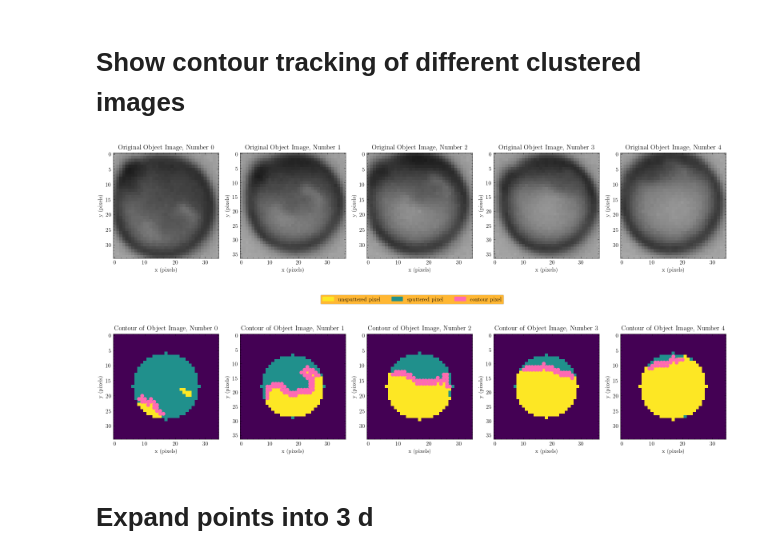
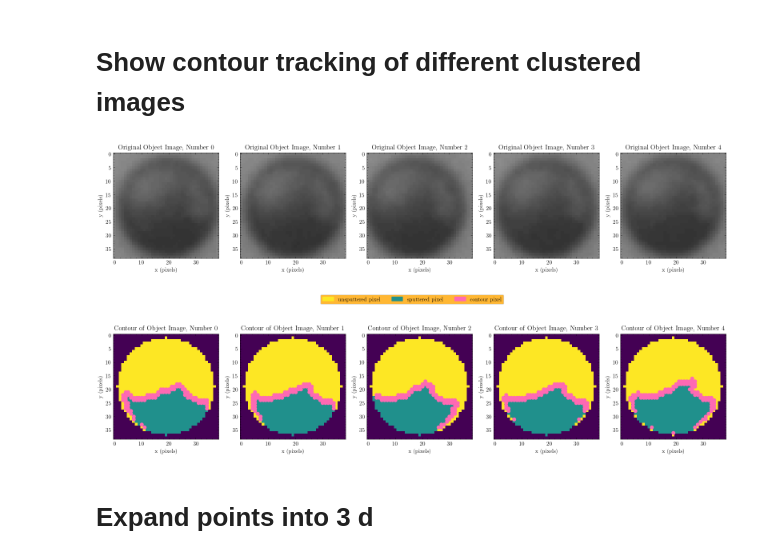
Before and after one commit to Sihifu/JPS-tracking, a Jupyter notebook: plot_folder/plane_fitting.ipynb, the cells around one changed output. Saved outputs shown, nothing was run; the diff lists cells and outputs as text; code cells hidden in the pictures.

```diff
--- a/plot_folder/plane_fitting.ipynb
+++ b/plot_folder/plane_fitting.ipynb
@@ -17,18 +17,23 @@ np.random.seed(137)
 # %% [markdown]
 # load data
 # %%
-im_stream=np.load("/Users/Hoang_1/Desktop/Master_Arbeit/software/janus_particle_tracking/plot_folder/data/im_stream_obj_0.npy")
-obj_0=np.load("/Users/Hoang_1/Desktop/Master_Arbeit/software/janus_particle_tracking/plot_folder/data/obj_0.npy")
-r_effective=11
+#im_stream=np.load("/Users/Hoang_1/Desktop/Master_Arbeit/software/janus_particle_tracking/plot_folder/data/im_stream_obj_0.npy")
+#obj_0=np.load("/Users/Hoang_1/Desktop/Master_Arbeit/software/janus_particle_tracking/plot_folder/data/obj_0.npy")
+
+im_stream=np.load("../data/Gute_aufnahme_shortened/image_paths_smooth.npy")
+obj_0=np.load("../data/Gute_aufnahme_shortened/pos_data_0.npy")
+
+r_effective=round(np.mean(obj_0[:,-1])-1)
 koppenrath=Confectionery()
 half_shelf_cluster=Half_shelf_cluster(obj_0, im_stream, confectionery=koppenrath,cut_radius=r_effective)
-half_shelf_cluster.data=np.load("/Users/Hoang_1/Desktop/Master_Arbeit/software/janus_particle_tracking/plot_folder/data/obj_0_all_grayscale_on_radius_11.npy")
+#half_shelf_cluster.data=np.load("/Users/Hoang_1/Desktop/Master_Arbeit/software/janus_particle_tracking/plot_folder/data/obj_0_all_grayscale_on_radius_11.npy")
+half_shelf_cluster.load_data_from_np_array(np.load("../data/Gute_aufnahme_shortened/particle_structured_flat_0.npy"))
 # %% [markdown]
 # Show contour tracking of different clustered images
 # %%
-start_frame=0
+start_frame=round(obj_0[0,0])
 step=4
-step_size=12
+step_size=5
 end_frame=start_frame+step_size*step+1
 
 half_shelf_cluster.train_gmm()
@@ -50,11 +55,12 @@ object_images=[]
 flat_data=[]
 labels=[]
 frame_range=range(start_frame,end_frame,step_size)
+r=round(np.mean(obj_0[:,3]))
 for i in frame_range:
-    im=cv.imread(im_stream[i], cv.IMREAD_GRAYSCALE)
+    #im=cv.imread("../"+im_stream[i], cv.IMREAD_GRAYSCALE)
+    im=cv.cvtColor(np.load("../"+im_stream[i]),cv.COLOR_BGR2GRAY)
     x=obj_0[i,1]
     y=obj_0[i,2]
-    r=round(obj_0[i,3])
     object_indeces=np.s_[round(y-r)-a:round(y+r)+a+1,round(x-r)-a:round(x+r)+a+1]
     im_obj=im[object_indeces]
     object_images.append(im_obj)
@@ -67,35 +73,33 @@ for i in frame_range:
     clustered_image[M]=label+1
     clustered_images.append(clustered_image)
 
-    contour_object=contour_edge(clustered_image, cut_radius=r_effective, confectionery=koppenrath)
-    contour_object.compute_edges()
-    contour_object.reduce_edges()
-    edge_pixels.append(contour_object.edge_pixels)
+contour_object=contour_edge(np.array(clustered_images), cut_radius=r_effective, confectionery=koppenrath)
+edge_pixels=contour_object.get_edges()
 # %%
 with plt.style.context('science'):
     plt.rcParams['figure.figsize'] = [16, 10]
     fig, ax = plt.subplots(2,5)
     for i in range(len(clustered_images)):
         ax[0,i].set_title('Original Object Image, Number ' + str(i))
-        ax[0,i].imshow(object_images[i], cmap="gray", vmin=0, vmax=255)
+        ax[0,i].imshow(object_images[i], cmap="gray", vmin=80, vmax=160)
         ax[0,i].set_xlabel("x (pixels)")
         ax[0,i].set_ylabel("y (pixels)")
 
         ax[1,i].set_title('Contour of Object Image, Number ' + str(i))
         ax[1,i].imshow(clustered_images[i],vmin=0, vmax=2)
         ax[1,i].scatter(edge_pixels[i][:,0],edge_pixels[i][:,1],color = 'hotpink')
         ax[1,i].set_xlabel("x (pixels)")
         ax[1,i].set_ylabel("y (pixels)")
 
     yellow_patch = mpatches.Patch(color=(253/255,231/255,37/255), label='unsputtered pixel')
     green_patch = mpatches.Patch(color=(33/255,145/255,140/255), label='sputtered pixel')
     hotpink_patch = mpatches.Patch(color="hotpink", label='contour pixel')
     fig.tight_layout()
 
     fig.legend(loc="center", handles=[yellow_patch, green_patch, hotpink_patch],frameon=True, facecolor="orange", ncol=3)
     plt.show()
 # %% [output]
-[figure, old version]
+[figure, new version]
 # %% [markdown]
 # Expand points into 3 d
 # %%
```
Also changed, not shown: parts of 2 cells of this notebook, 58 other files.
